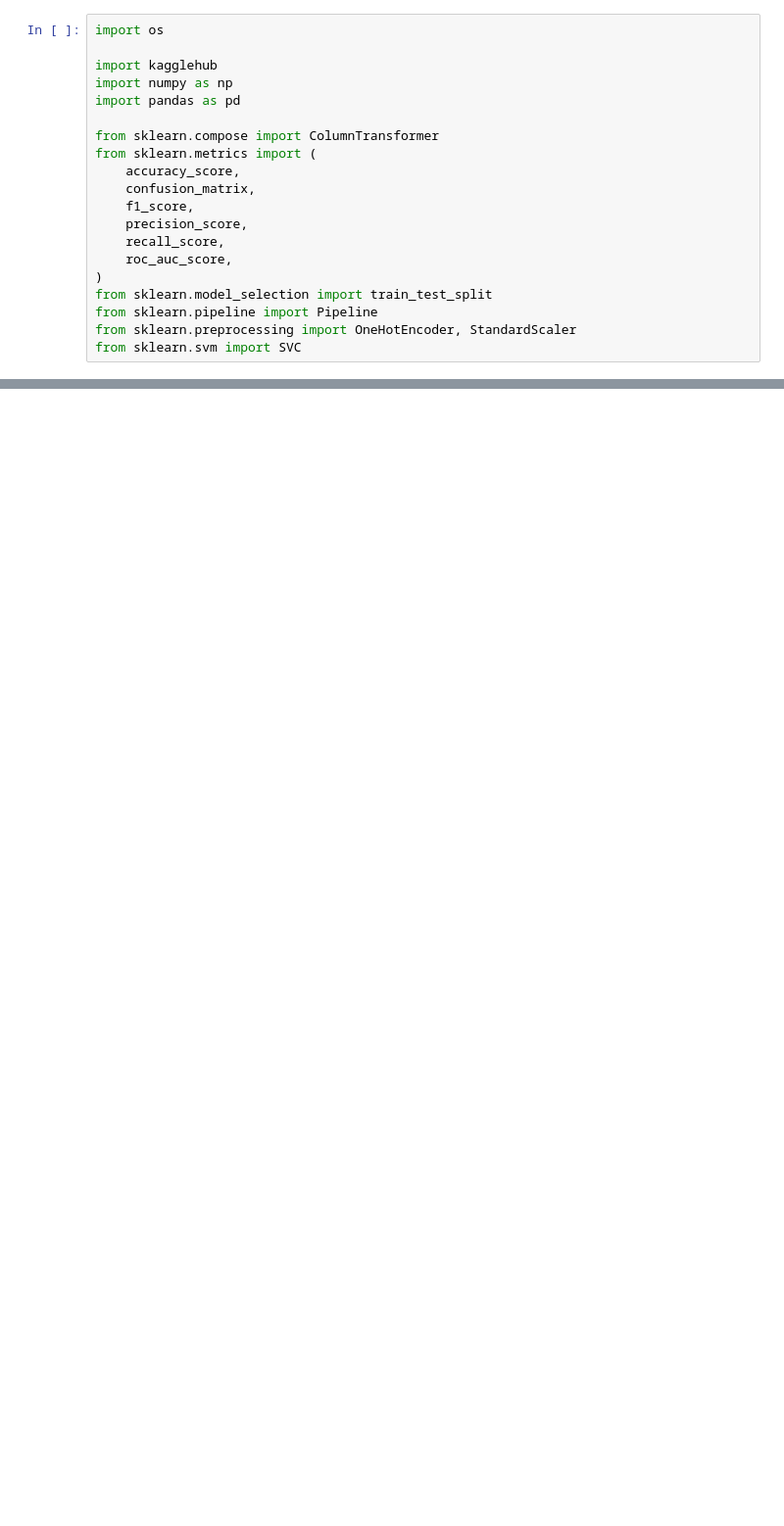
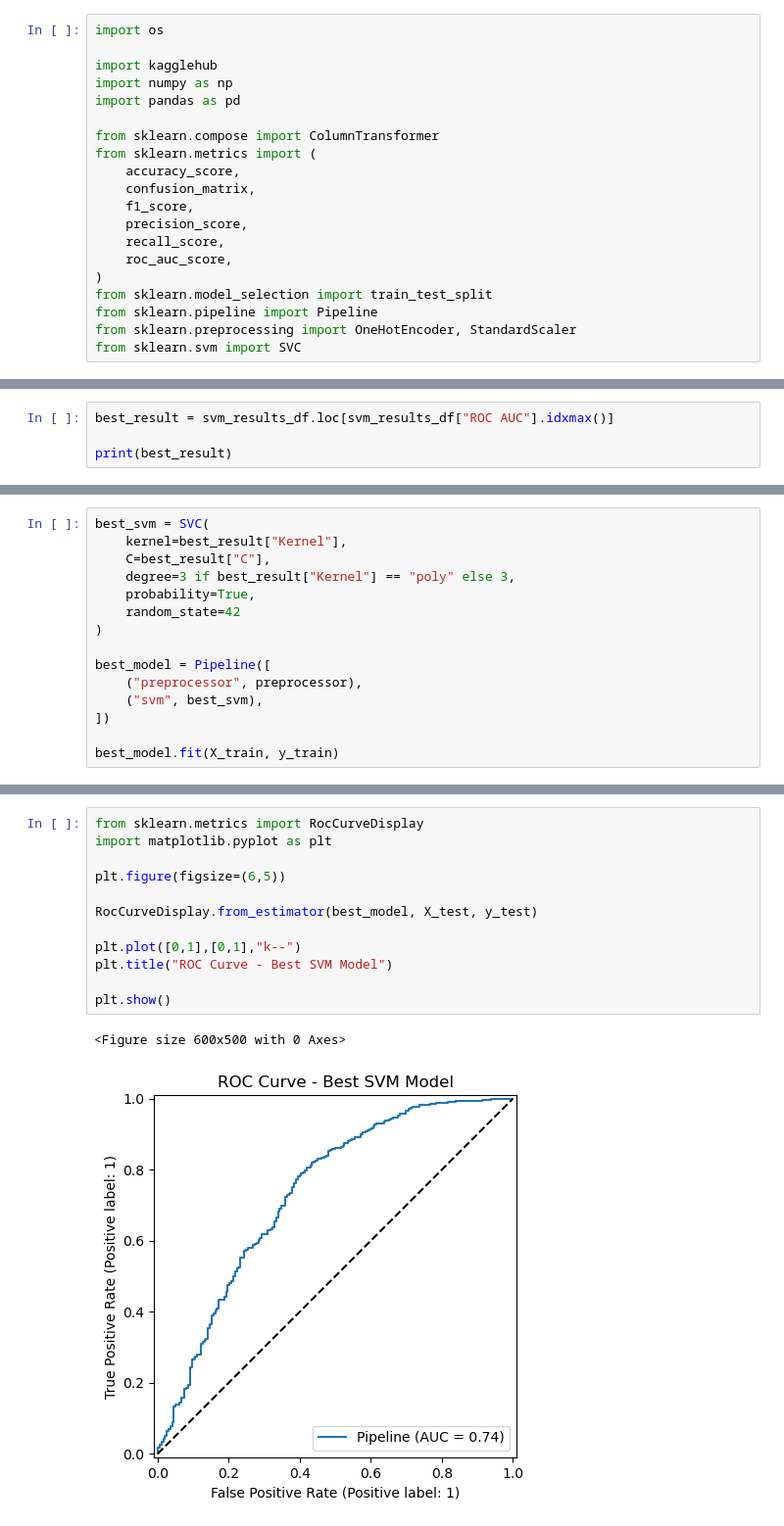
Before and after one commit to riverocel/capstone, a Jupyter notebook: week5_marketing_svm.ipynb, the cells around one changed output, grey strips where cells are left out. Shown at 98% size. Drawn from its saved outputs; the diff is of its cells as text; blank space fills up the shorter version.

```diff
--- a/week5_marketing_svm.ipynb
+++ b/week5_marketing_svm.ipynb
@@ -141,0 +149,4 @@ svm_results_df.sort_values("ROC AUC", ascending=False).round(4)
+# %%
+best_result = svm_results_df.loc[svm_results_df["ROC AUC"].idxmax()]
+
+print(best_result)
@@ -150,0 +188,15 @@ After this runs, I would mainly compare ROC AUC and F1 instead of accuracy alone
+# %%
+best_svm = SVC(
+    kernel=best_result["Kernel"],
+    C=best_result["C"],
+    degree=3 if best_result["Kernel"] == "poly" else 3,
+    probability=True,
+    random_state=42
+)
+
+best_model = Pipeline([
+    ("preprocessor", preprocessor),
+    ("svm", best_svm),
+])
+
+best_model.fit(X_train, y_train)
@@ -150,0 +217,15 @@ After this runs, I would mainly compare ROC AUC and F1 instead of accuracy alone
+# %%
+from sklearn.metrics import RocCurveDisplay
+import matplotlib.pyplot as plt
+
+plt.figure(figsize=(6,5))
+
+RocCurveDisplay.from_estimator(best_model, X_test, y_test)
+
+plt.plot([0,1],[0,1],"k--")
+plt.title("ROC Curve - Best SVM Model")
+
+plt.show()
+# %% [output]
+<Figure size 600x500 with 0 Axes>
+[figure, added]
```
Also changed, not shown: parts of 13 cells of this notebook.
